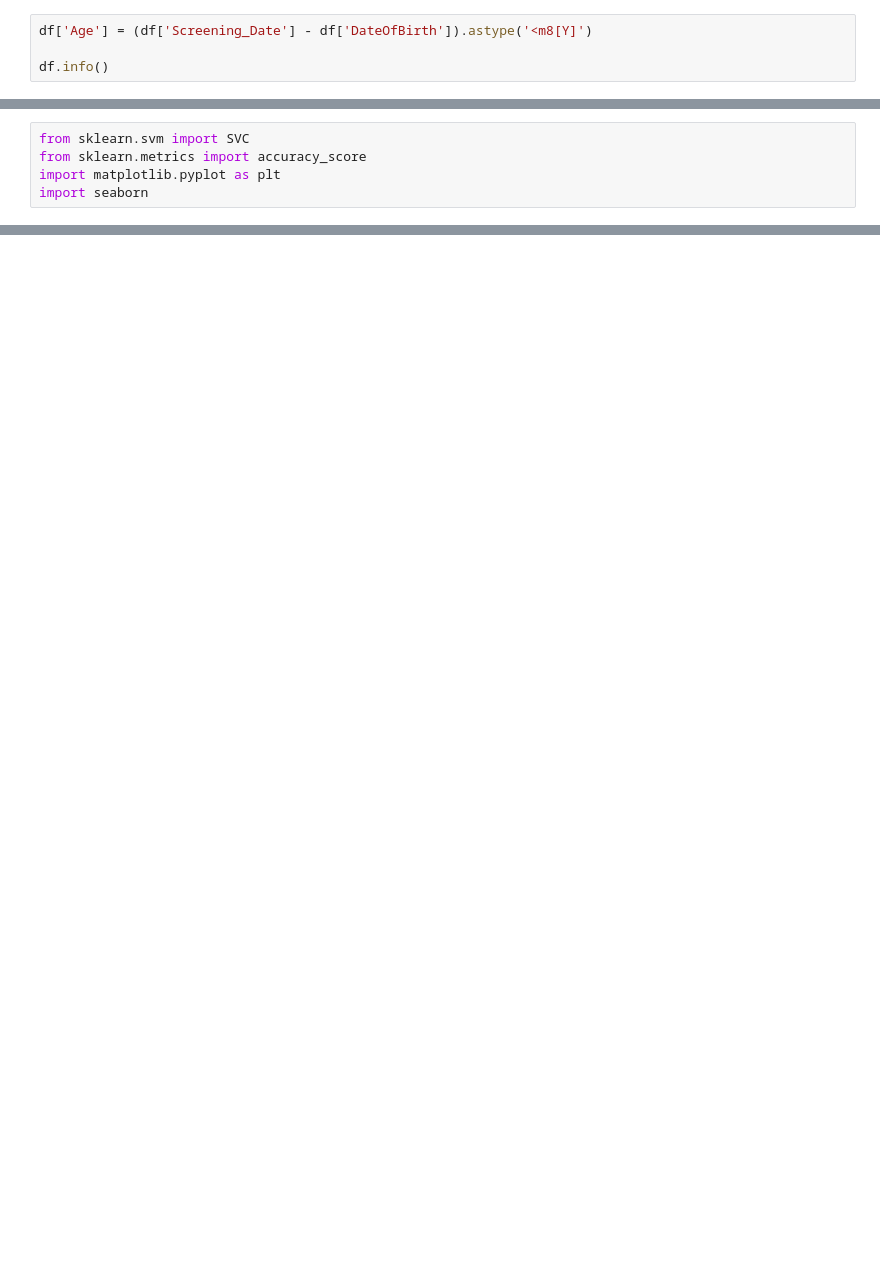
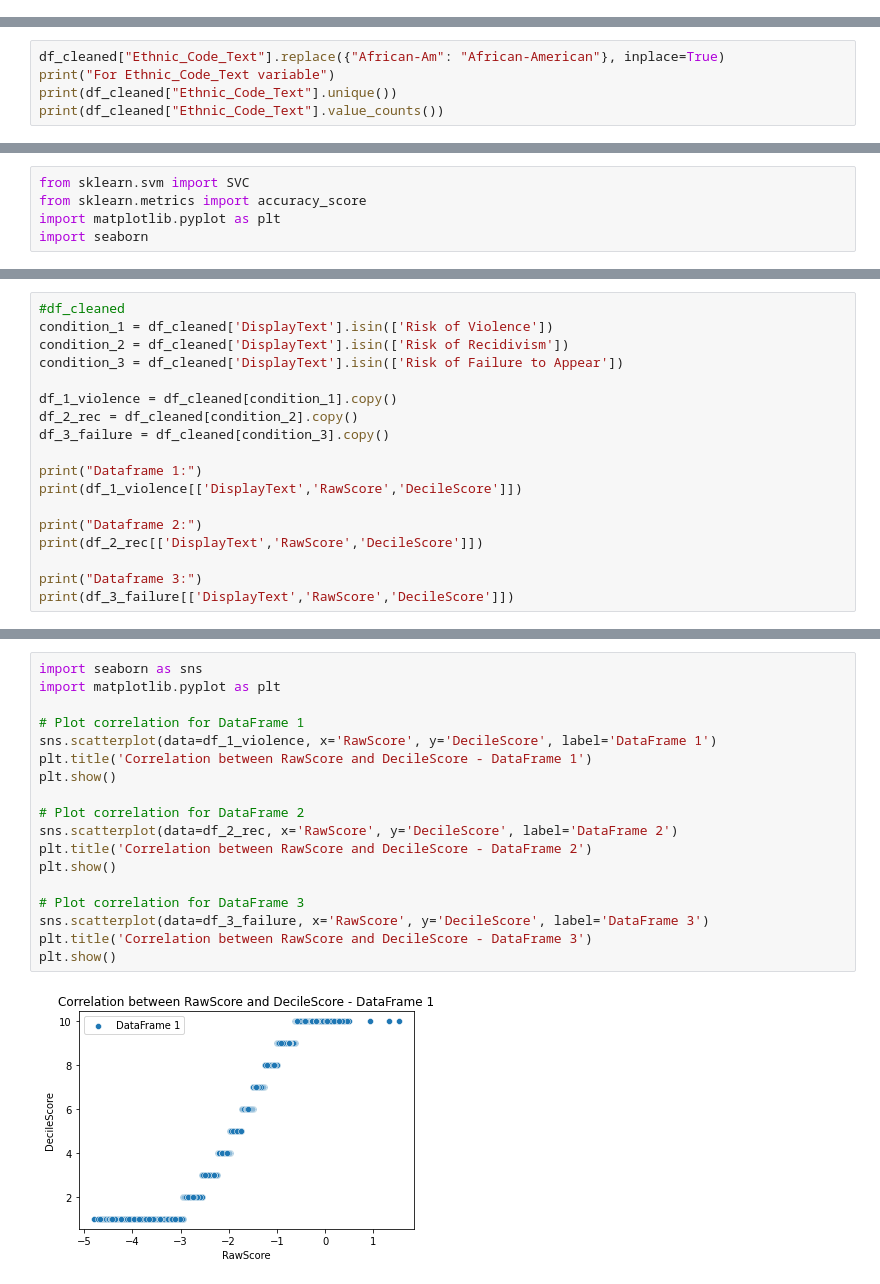
Before and after one commit to alanwalker23/JKPEthicsOfAI, a Jupyter notebook: preprocessing.ipynb, the cells around one changed output, grey strips where cells are left out. Saved outputs shown, nothing was run; the diff lists cells and outputs as text; blank space fills up the shorter version.

```diff
--- a/preprocessing.ipynb
+++ b/preprocessing.ipynb
@@ -101,4 +69,0 @@ Name: Screening_Date, Length: 60843, dtype: datetime64[ns]
-# %%
-df['Age'] = (df['Screening_Date'] - df['DateOfBirth']).astype('<m8[Y]')
-
-df.info()
@@ -189,0 +258,5 @@ Unique values in Age: [20. 28. 18. 27. 46. 19. 40. 26. 32. 34. 24. 33. 42. 21. 3
+# %%
+df_cleaned["Ethnic_Code_Text"].replace({"African-Am": "African-American"}, inplace=True)
+print("For Ethnic_Code_Text variable")
+print(df_cleaned["Ethnic_Code_Text"].unique())
+print(df_cleaned["Ethnic_Code_Text"].value_counts())
@@ -355,0 +558,18 @@ DisplayText_Risk of Violence: 5.0355388566458714e-05
+# %%
+#df_cleaned
+condition_1 = df_cleaned['DisplayText'].isin(['Risk of Violence'])
+condition_2 = df_cleaned['DisplayText'].isin(['Risk of Recidivism'])
+condition_3 = df_cleaned['DisplayText'].isin(['Risk of Failure to Appear'])
+
+df_1_violence = df_cleaned[condition_1].copy()
+df_2_rec = df_cleaned[condition_2].copy()
+df_3_failure = df_cleaned[condition_3].copy()
+
+print("Dataframe 1:")
+print(df_1_violence[['DisplayText','RawScore','DecileScore']])
+
+print("Dataframe 2:")
+print(df_2_rec[['DisplayText','RawScore','DecileScore']])
+
+print("Dataframe 3:")
+print(df_3_failure[['DisplayText','RawScore','DecileScore']])
@@ -355,0 +610,20 @@ DisplayText_Risk of Violence: 5.0355388566458714e-05
+# %%
+import seaborn as sns
+import matplotlib.pyplot as plt
+
+# Plot correlation for DataFrame 1
+sns.scatterplot(data=df_1_violence, x='RawScore', y='DecileScore', label='DataFrame 1')
+plt.title('Correlation between RawScore and DecileScore - DataFrame 1')
+plt.show()
+
+# Plot correlation for DataFrame 2
+sns.scatterplot(data=df_2_rec, x='RawScore', y='DecileScore', label='DataFrame 2')
+plt.title('Correlation between RawScore and DecileScore - DataFrame 2')
+plt.show()
+
+# Plot correlation for DataFrame 3
+sns.scatterplot(data=df_3_failure, x='RawScore', y='DecileScore', label='DataFrame 3')
+plt.title('Correlation between RawScore and DecileScore - DataFrame 3')
+plt.show()
+# %% [output]
+[figure, added]
```
Also changed, not shown: parts of 48 cells of this notebook.
